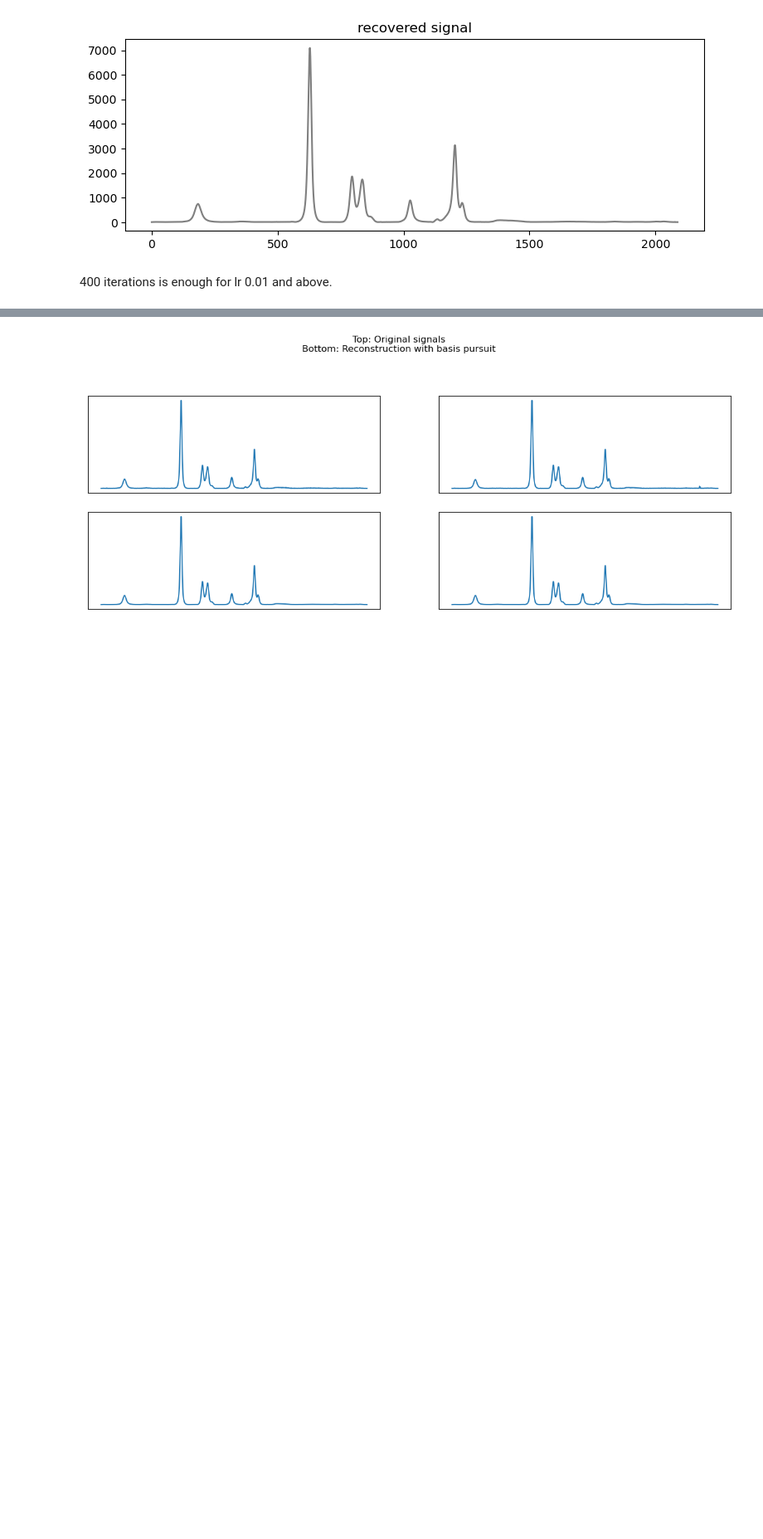
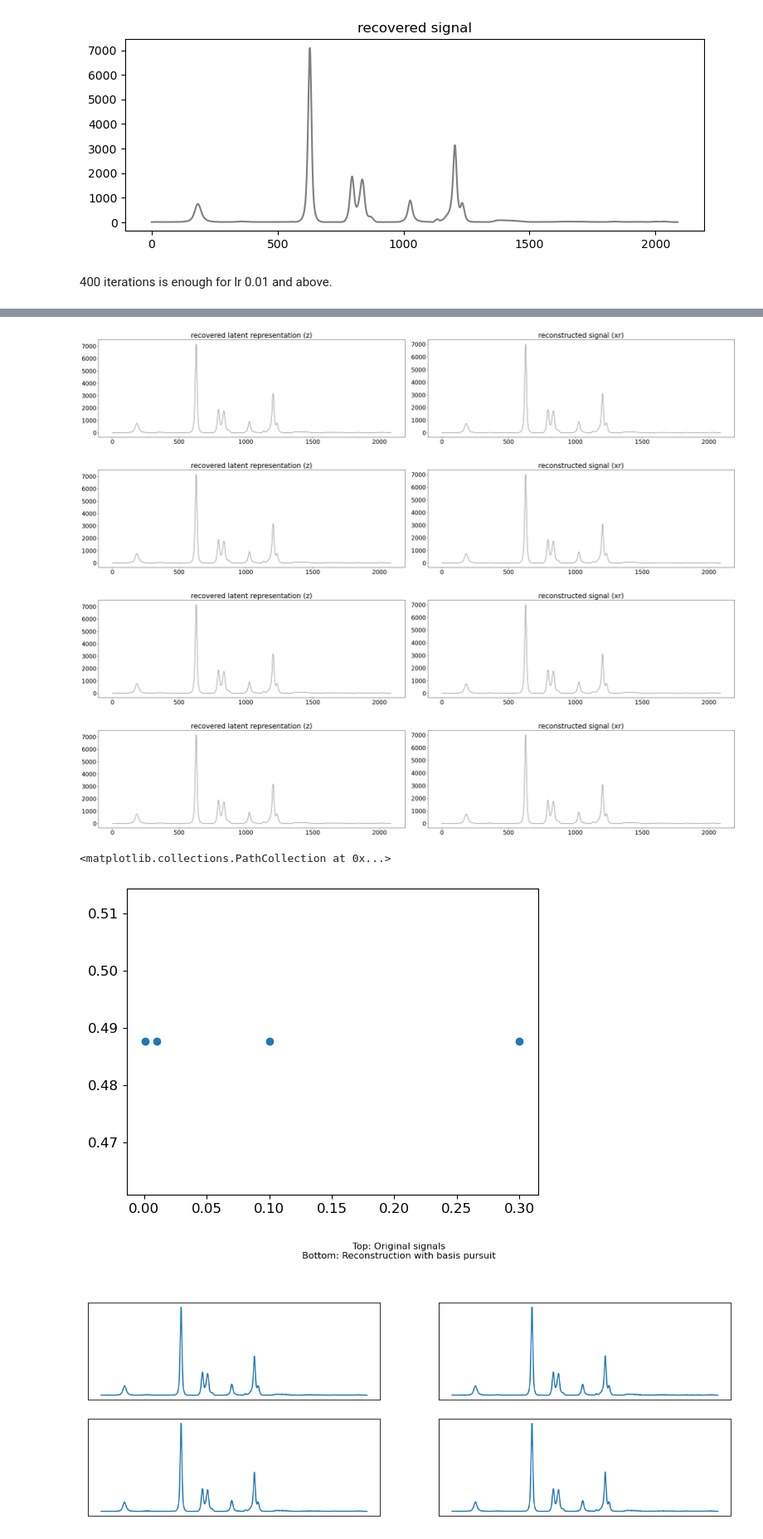
Before and after one commit to zhangys11/cs1, a Jupyter notebook: notebooks/Compressed Sensing - VAE - Vintage.ipynb, the cells around one changed output, grey strips where cells are left out. Shown at 83% size. Saved outputs shown, nothing was run; the diff lists cells and outputs as text; code cells hidden in the pictures; blank space fills up the shorter version.

```diff
--- a/notebooks/Compressed Sensing - VAE - Vintage.ipynb
+++ b/notebooks/Compressed Sensing - VAE - Vintage.ipynb
@@ -402,0 +434,26 @@ Lasso and BPDN are equivalent problems.
+# %%
+import matplotlib
+import matplotlib.pyplot as plt
+
+def plot_recon(z, xr):
+    '''
+    ax[0] and ax[1] are exchanged. research later.
+    '''
+    matplotlib.rcParams.update({'font.size': 20})
+
+    fig, ax = plt.subplots(nrows=1, ncols=2, figsize=(32,6))
+
+    if np.any(np.iscomplex(z)):
+        ax[0].plot(np.abs(z), color='gray')
+    else:
+        ax[0].plot(z, color = 'gray')
+    ax[0].set_title('recovered latent representation (z)')
+
+
+    ax[1].plot(xr, color = 'gray')
+    ax[1].set_title('reconstructed signal (xr)')
+
+    fig.tight_layout()
+    plt.show()
+
+    matplotlib.rcParams.update({'font.size': 12})
@@ -458,3 +591,25 @@ signals = scaler.inverse_transform( np.squeeze( signals ) )
+# %%
+ks = [0.001, 0.01, 0.1, 0.3]
+accs = []
+for k in ks:
+
+    X_lasso = [bp_cs(torch.from_numpy(x).view(-1,1).float().cuda(), k = k) for x in X]
+    X_lasso = scaler.inverse_transform( np.squeeze(np.array(X_lasso)) )
+    X_restore = scaler.inverse_transform( X )
+
+    acc = clf.score(X_lasso, y)
+    accs.append(acc)
+
+    plot_recon(X_restore[0], X_lasso[0])
+
+plt.scatter(ks, accs)
+# %% [output]
+[figure, added]
+[figure, added]
+[figure, added]
+[figure, added]
+<matplotlib.collections.PathCollection at 0x...>
+[figure, added]
 # %%
 nc = len(set(y))
 fig, ax = plt.subplots(2, nc, figsize=(15,5))
```
Also changed, not shown: parts of 24 cells of this notebook, 4 other files.
